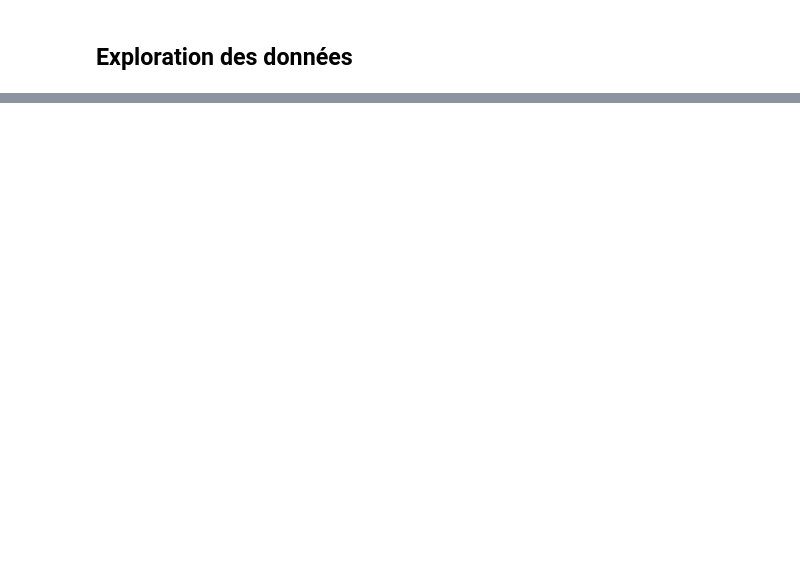
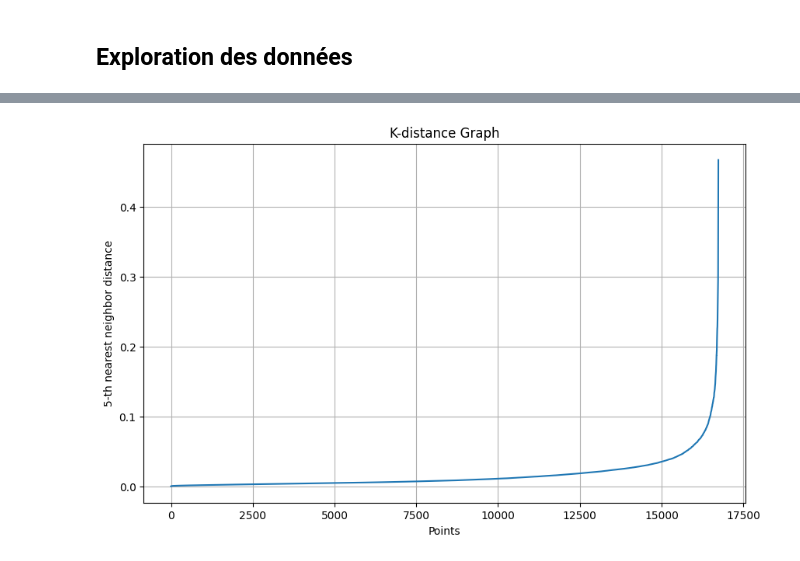
Before and after one commit to trietngh/5SIEC-clustering, a Jupyter notebook: tp2/TP_clustering.ipynb, the cells around one changed output, grey strips where cells are left out. Drawn from its saved outputs; the diff is of its cells as text; code cells hidden in the pictures; blank space fills up the shorter version.

```diff
--- a/tp2/TP_clustering.ipynb
+++ b/tp2/TP_clustering.ipynb
@@ -161,0 +168,21 @@ PCA(n_components=5)
+# %%
+pca = PCA(n_components = 6)
+pca.fit(df_normalized)
+
+data_pca = pca.transform(df_normalized)
+df_reduced = pd.DataFrame(data_pca, columns = ['PCA1', 'PCA2', 'PCA3', 'PCA4', 'PCA5', 'PCA6'])
+df_reduced.insert(0, "name", df['name'])
+df_reduced.head(10)
+
+# fig = plt.figure(figsize=(10, 7))
+# ax = fig.add_subplot(111, projection='3d')
+# ax.scatter(df_reduced["PCA1"], df_reduced["PCA2"], df_reduced["PCA3"], s=20, alpha=0.7)
+# sc = ax.collections[-1]
+# sc.set_array(df_reduced["PCA3"].values)
+# sc.set_cmap("viridis")
+# plt.colorbar(sc, ax=ax, label="PCA3 (color by Z)")
+# ax.set_xlabel("PCA1")
+# ax.set_ylabel("PCA2")
+# ax.set_zlabel("PCA3")
+# ax.set_title("3D Scatter Plot of PCA-Reduced Data")
+# plt.show()
@@ -161,0 +266,19 @@ PCA(n_components=5)
+# %%
+from sklearn.neighbors import NearestNeighbors
+# Function to plot k-distance graph
+def plot_k_distance_graph(X, k):
+    neigh = NearestNeighbors(n_neighbors=k)
+    neigh.fit(X)
+    distances, _ = neigh.kneighbors(X)
+    distances = np.sort(distances[:, k-1])
+    plt.figure(figsize=(10, 6))
+    plt.plot(distances)
+    plt.xlabel('Points')
+    plt.ylabel(f'{k}-th nearest neighbor distance')
+    plt.title('K-distance Graph')
+    plt.grid()
+    plt.show()
+# Plot k-distance graph
+plot_k_distance_graph(data_pca, k=5)
+# %% [output]
+[figure, added]
```
Also changed, not shown: parts of 13 cells of this notebook, 3 other files.
